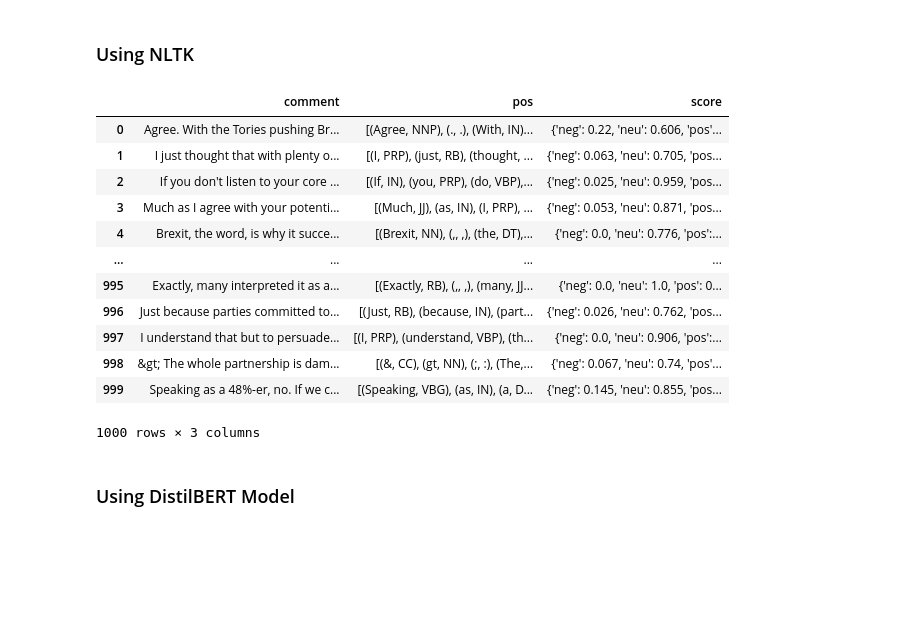
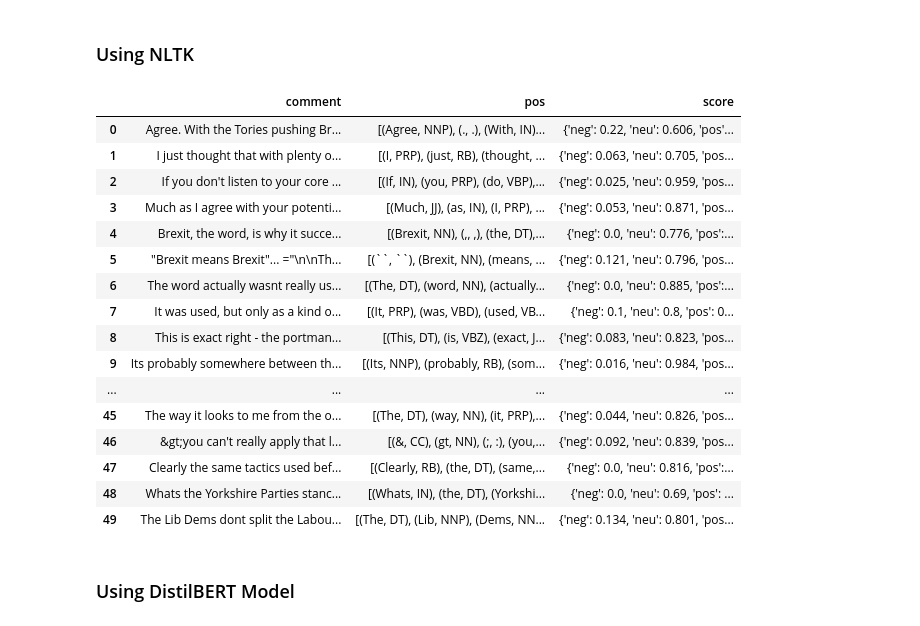
Before and after one commit to andrewtpei/Sentipedia, a Jupyter notebook: notebooks/Initial Data Analysis (Reddit csv).ipynb, the cells around one changed output. Cells and saved outputs as stored; diff of their text form; code cells hidden in the pictures; blank space fills up the shorter version.

```diff
--- a/notebooks/Initial Data Analysis (Reddit csv).ipynb
+++ b/notebooks/Initial Data Analysis (Reddit csv).ipynb
@@ -66,34 +69,40 @@ df_reddit.head()
 # %% [markdown]
 ### Using NLTK
 # %%
-df_reddit_nltk = df_reddit.head(1000).copy()
+df_reddit_nltk = df_reddit.head(50).copy()
 
 analyzer = SentimentIntensityAnalyzer()
 i = 0
 df_reddit_nltk['pos'] = None
 df_reddit_nltk['score'] = None
 
 for comment in df_reddit_nltk['comment']:
      tokens = nltk.word_tokenize(df_reddit_nltk['comment'][i])
      df_reddit_nltk['pos'][i] = nltk.pos_tag(tokens)
      df_reddit_nltk['score'][i] = analyzer.polarity_scores(df_reddit_nltk['comment'][i])
      i = i + 1
 
+pd.set_option('display.max_colwidth', None)
+pd.set_option('display.max_rows', None)
 df_reddit_nltk
 # %% [output]
 |  | comment | pos | score |
 | 0 | Agree. With the Tories pushing Br... | [(Agree, NNP), (., .), (With, IN)... | {'neg': 0.22, 'neu': 0.606, 'pos'... |
 | 1 | I just thought that with plenty o... | [(I, PRP), (just, RB), (thought, ... | {'neg': 0.063, 'neu': 0.705, 'pos... |
 | 2 | If you don't listen to your core ... | [(If, IN), (you, PRP), (do, VBP),... | {'neg': 0.025, 'neu': 0.959, 'pos... |
 | 3 | Much as I agree with your potenti... | [(Much, JJ), (as, IN), (I, PRP), ... | {'neg': 0.053, 'neu': 0.871, 'pos... |
 | 4 | Brexit, the word, is why it succe... | [(Brexit, NN), (,, ,), (the, DT),... | {'neg': 0.0, 'neu': 0.776, 'pos':... |
+| 5 | "Brexit means Brexit"... ="\n\nTh... | [(``, ``), (Brexit, NN), (means, ... | {'neg': 0.121, 'neu': 0.796, 'pos... |
+| 6 | The word actually wasnt really us... | [(The, DT), (word, NN), (actually... | {'neg': 0.0, 'neu': 0.885, 'pos':... |
+| 7 | It was used, but only as a kind o... | [(It, PRP), (was, VBD), (used, VB... | {'neg': 0.1, 'neu': 0.8, 'pos': 0... |
+| 8 | This is exact right - the portman... | [(This, DT), (is, VBZ), (exact, J... | {'neg': 0.083, 'neu': 0.823, 'pos... |
+| 9 | Its probably somewhere between th... | [(Its, NNP), (probably, RB), (som... | {'neg': 0.016, 'neu': 0.984, 'pos... |
 | ... | ... | ... | ... |
-| 995 | Exactly, many interpreted it as a... | [(Exactly, RB), (,, ,), (many, JJ... | {'neg': 0.0, 'neu': 1.0, 'pos': 0... |
-| 996 | Just because parties committed to... | [(Just, RB), (because, IN), (part... | {'neg': 0.026, 'neu': 0.762, 'pos... |
-| 997 | I understand that but to persuade... | [(I, PRP), (understand, VBP), (th... | {'neg': 0.0, 'neu': 0.906, 'pos':... |
-| 998 | &gt; The whole partnership is dam... | [(&, CC), (gt, NN), (;, :), (The,... | {'neg': 0.067, 'neu': 0.74, 'pos'... |
-| 999 | Speaking as a 48%-er, no. If we c... | [(Speaking, VBG), (as, IN), (a, D... | {'neg': 0.145, 'neu': 0.855, 'pos... |
+| 45 | The way it looks to me from the o... | [(The, DT), (way, NN), (it, PRP),... | {'neg': 0.044, 'neu': 0.826, 'pos... |
+| 46 | &gt;you can't really apply that l... | [(&, CC), (gt, NN), (;, :), (you,... | {'neg': 0.092, 'neu': 0.839, 'pos... |
+| 47 | Clearly the same tactics used bef... | [(Clearly, RB), (the, DT), (same,... | {'neg': 0.0, 'neu': 0.816, 'pos':... |
+| 48 | Whats the Yorkshire Parties stanc... | [(Whats, IN), (the, DT), (Yorkshi... | {'neg': 0.0, 'neu': 0.69, 'pos': ... |
+| 49 | The Lib Dems dont split the Labou... | [(The, DT), (Lib, NNP), (Dems, NN... | {'neg': 0.134, 'neu': 0.801, 'pos... |
-1000 rows × 3 columns
 # %% [markdown]
 ### Using DistilBERT Model
 # %%
```
Also changed, not shown: parts of 3 cells of this notebook.
